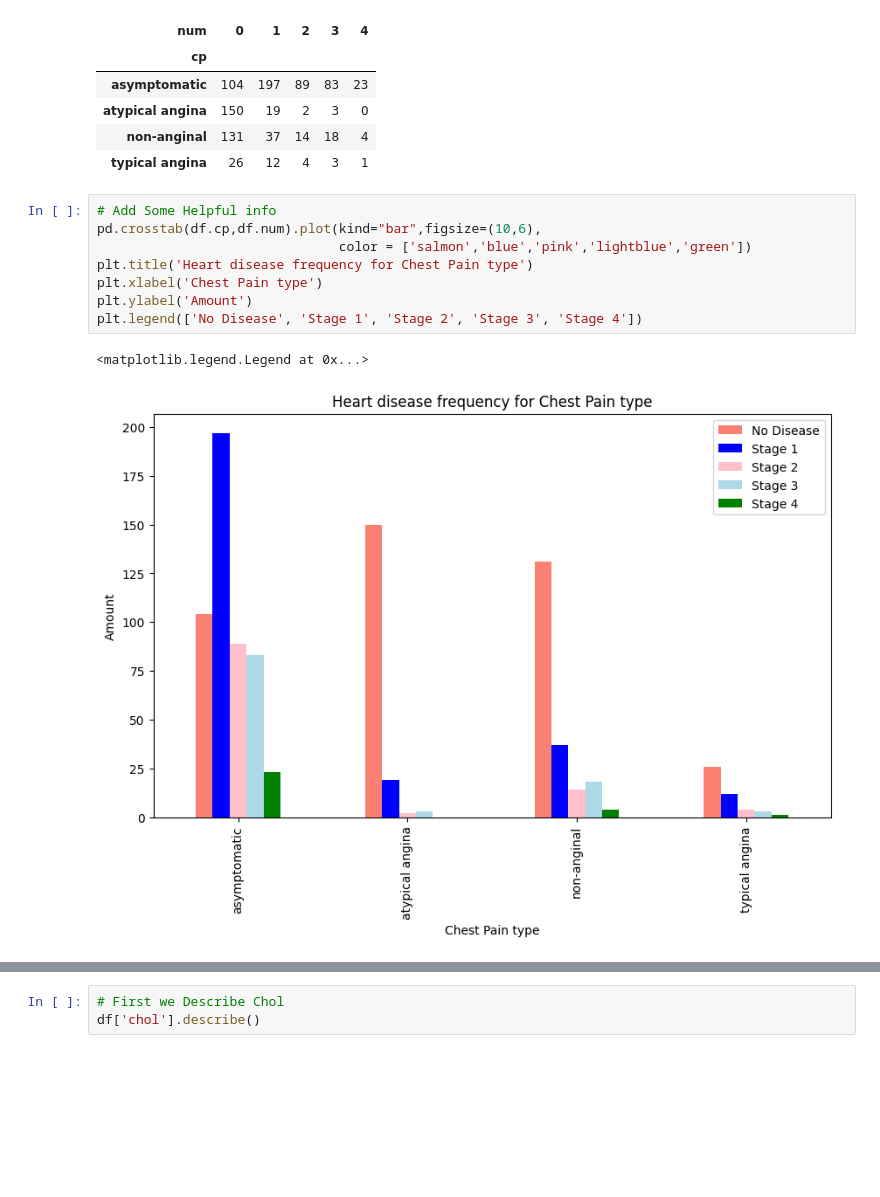
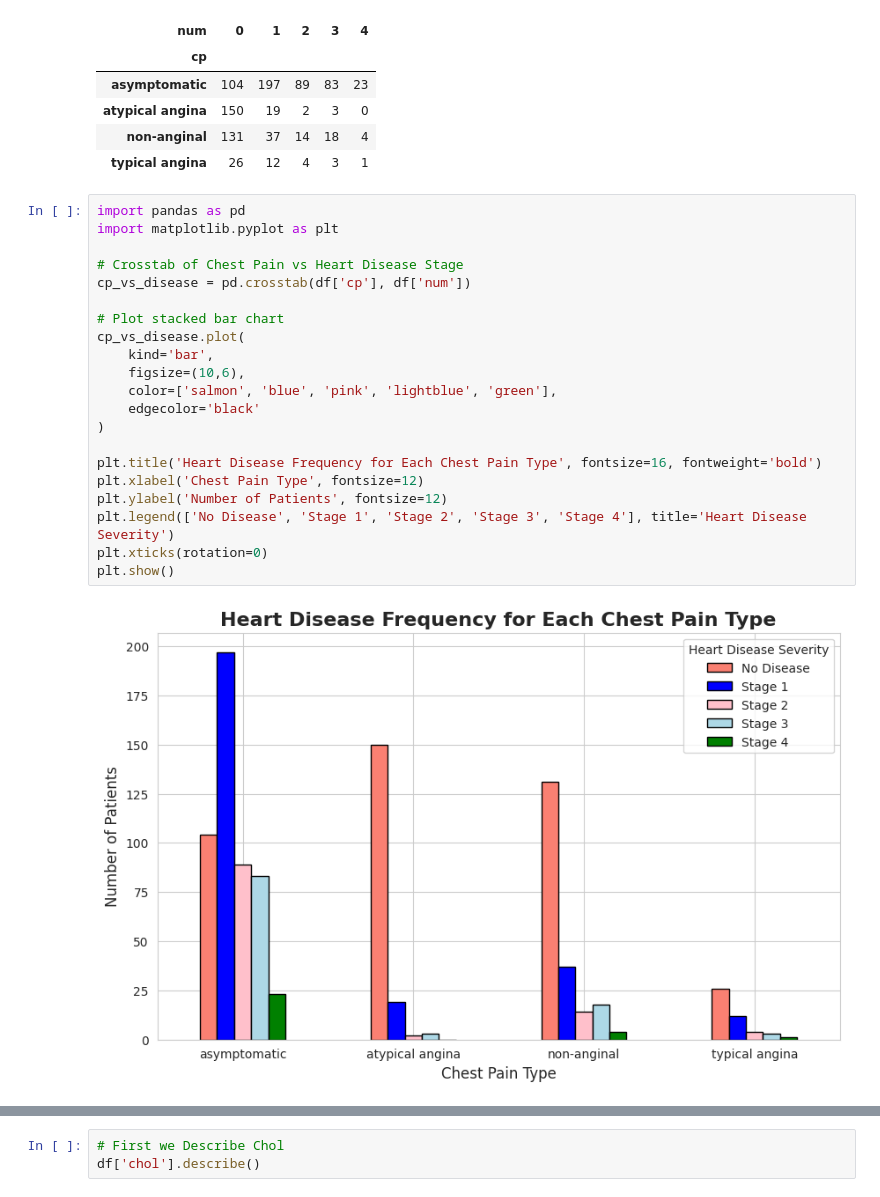
Before and after one commit to rasikasrimal/Heart-Disease-Predictions, a Jupyter notebook: heart-disease-prediction-22867.ipynb, the cells around one changed output, grey strips where cells are left out. Saved outputs shown, nothing was run; the diff lists cells and outputs as text; blank space fills up the shorter version.

Commit message:
Kaggle Notebook | Heart Disease Prediction 22867 | Version 2

```diff
--- a/heart-disease-prediction-22867.ipynb
+++ b/heart-disease-prediction-22867.ipynb
@@ -611,13 +758,25 @@ cp_num
 | non-anginal | 131 | 37 | 14 | 18 | 4 |
 | typical angina | 26 | 12 | 4 | 3 | 1 |
 # %%
-# Add Some Helpful info
-pd.crosstab(df.cp,df.num).plot(kind="bar",figsize=(10,6),
-                               color = ['salmon','blue','pink','lightblue','green'])
-plt.title('Heart disease frequency for Chest Pain type')
-plt.xlabel('Chest Pain type')
-plt.ylabel('Amount')
-plt.legend(['No Disease', 'Stage 1', 'Stage 2', 'Stage 3', 'Stage 4'])
+import pandas as pd
+import matplotlib.pyplot as plt
+
+# Crosstab of Chest Pain vs Heart Disease Stage
+cp_vs_disease = pd.crosstab(df['cp'], df['num'])
+
+# Plot stacked bar chart
+cp_vs_disease.plot(
+    kind='bar',
+    figsize=(10,6),
+    color=['salmon', 'blue', 'pink', 'lightblue', 'green'],
+    edgecolor='black'
+)
+
+plt.title('Heart Disease Frequency for Each Chest Pain Type', fontsize=16, fontweight='bold')
+plt.xlabel('Chest Pain Type', fontsize=12)
+plt.ylabel('Number of Patients', fontsize=12)
+plt.legend(['No Disease', 'Stage 1', 'Stage 2', 'Stage 3', 'Stage 4'], title='Heart Disease Severity')
+plt.xticks(rotation=0)
+plt.show()
 # %% [output]
-<matplotlib.legend.Legend at 0x...>
-[figure, old version]
+[figure, new version]
```
Also changed, not shown: parts of 117 cells of this notebook.
